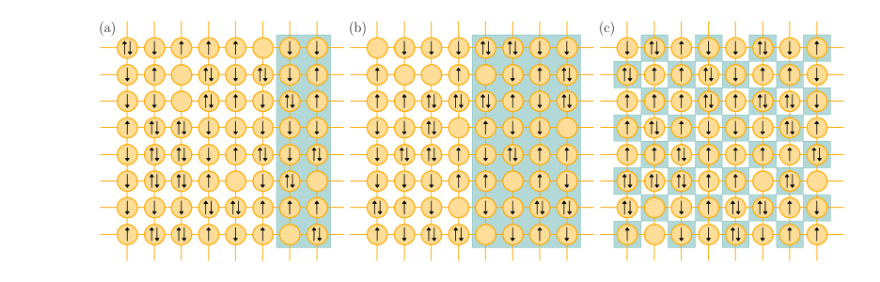
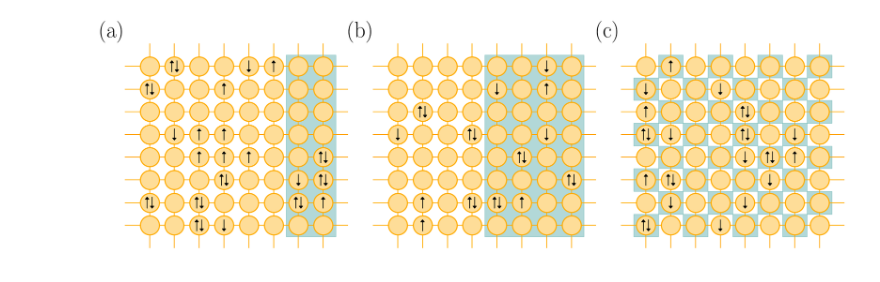
Before and after one commit to TongSericus/plots-accessible-entanglement, a Jupyter notebook: plots/plot_parition_figure.ipynb, the cells around one changed output. Saved outputs shown, nothing was run; the diff lists cells and outputs as text; code cells hidden in the pictures.

```diff
--- a/plots/plot_parition_figure.ipynb
+++ b/plots/plot_parition_figure.ipynb
@@ -7,6 +7,10 @@ import colors
 plt.rcParams['font.family'] = 'serif'
 plt.rcParams['font.serif'] = 'Computer Modern'
 plt.rcParams['text.usetex'] = True
+
+# Making text bolder
+plt.rcParams['font.weight'] = 'bold'
+plt.rcParams['axes.labelweight'] = 'bold'
 # %%
 orange = ["#ffac00"]
 darkorange = ["#662089"]
@@ -24,7 +28,7 @@ for i,c in enumerate(alpha):
         darkgreen.append(colors.get_alpha_hex(darkgreen[0],beta[i]))
         red.append(colors.get_alpha_hex(red[0],beta[i]))
 # %%
-fig, (ax1, ax2, ax3)= plt.subplots(1, 3, figsize=(18, 6))
+fig, (ax1, ax2, ax3)= plt.subplots(1, 3, figsize=(19, 6))
 
 # Size of the lattice
 size = 8
@@ -57,7 +61,7 @@ for ax in (ax1, ax2, ax3):
             ax.scatter(i, j, s=1200, color=orange[4], edgecolors=orange[0], linewidth=2, zorder=2)
 
             # Decide if the site will have one arrow, two arrows, or none
-            choice = np.random.choice(['up', 'down', 'double', 'none'], p=[0.3, 0.3, 0.3, 0.1])
+            choice = np.random.choice(['up', 'down', 'double', 'none'], p=[0.1, 0.1, 0.1, 0.7])
 
             if choice == 'up':
                 ax.arrow(i, j-0.25, 0, arrow_length,
@@ -72,38 +76,38 @@ for ax in (ax1, ax2, ax3):
                          head_width=arrow_head_width, head_length=arrow_head_length, fc='k', ec='k', zorder=3)
 
     # Adjusting the visible area to show stretched out edges
     ax.set_xlim(-1, size)
     ax.set_ylim(-1, size)
 
     # Remove axis labels and ticks
     ax.axis('off')
 
 # Shading the lattice to indicate bipartition
 # 8*2 partition
 rectangle1 = plt.Rectangle((5.5, -0.5), size/4, size, color='#008080', alpha=0.3, zorder=1)
 ax1.add_patch(rectangle1)
 
 # 8*4 partition
 rectangle2 = plt.Rectangle((3.5, -0.5), size/2, size, color='#008080', alpha=0.3, zorder=1)
 ax2.add_patch(rectangle2)
 
 # Checkerboard shading
 for i in range(size):
     for j in range(size):
         if (i + j) % 2 == 0:
             rect = plt.Rectangle((j-0.5, i-0.5), 1, 1, color='#008080', alpha=0.3)
             ax3.add_patch(rect)
 
 # Adding labels
-label_parameters = {'fontsize':25, 'verticalalignment':'top'}
-ax1.text(-1, 8, '(a)', **label_parameters)
-ax2.text(-1, 8, '(b)', **label_parameters)
-ax3.text(-1, 8, '(c)', **label_parameters)
+label_parameters = {'fontsize':40, 'verticalalignment':'top'}
+ax1.text(-2, 9, '(a)', **label_parameters)
+ax2.text(-2, 9, '(b)', **label_parameters)
+ax3.text(-2, 9, '(c)', **label_parameters)
 
 plt.tight_layout()
 plt.show()
 # %% [output]
-[figure, old version]
+[figure, new version]
 # %%
 fig.savefig("../figures/PartitionFigures.pdf")
 fig.savefig("../figures/PartitionFigures.svg")
```
Also changed, not shown: 2 other files.
